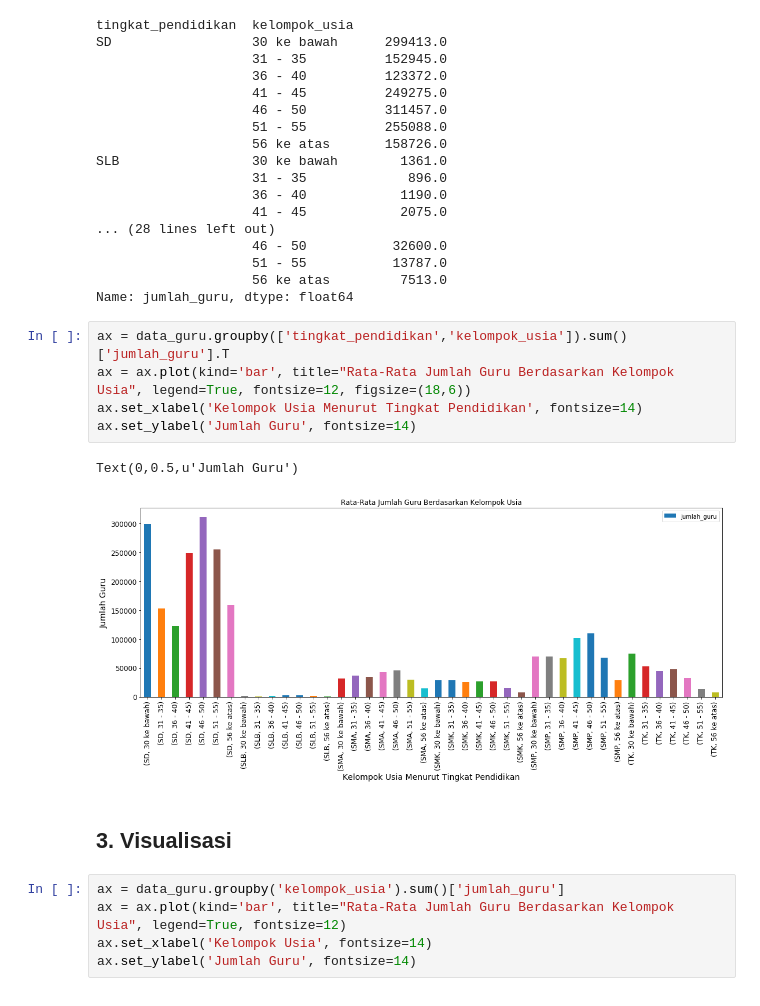
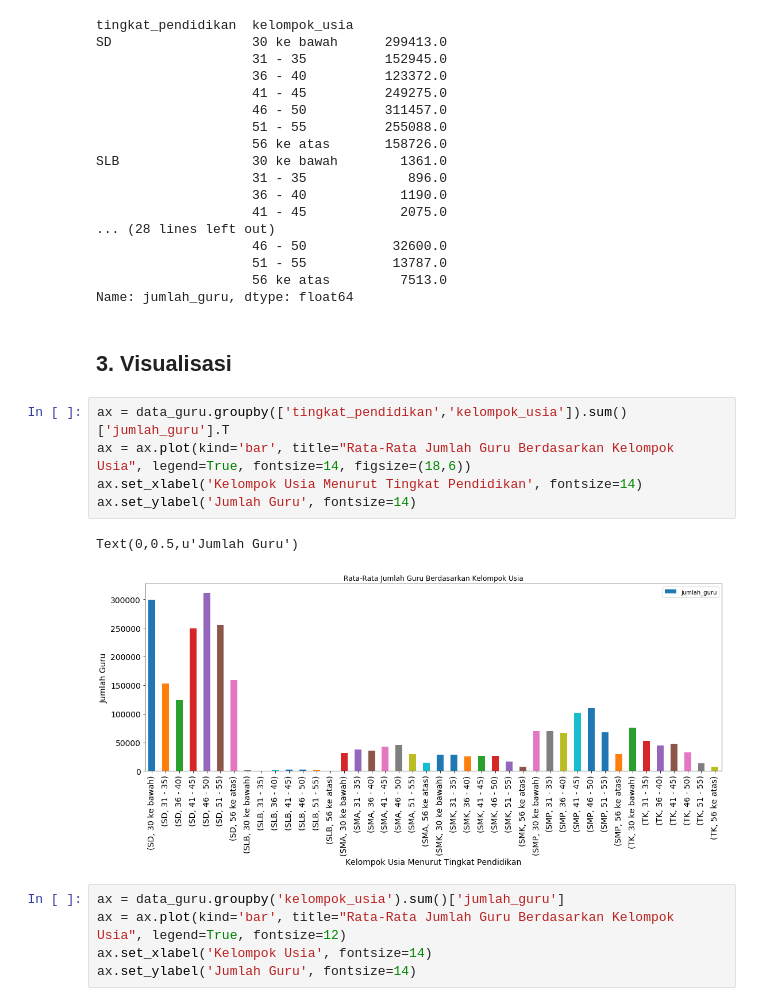
Before and after one commit to amnibrahim/digital-talent, a Jupyter notebook: analisis_data.ipynb, the cells around one changed output. Cells and saved outputs as stored; diff of their text form.

```diff
--- a/analisis_data.ipynb
+++ b/analisis_data.ipynb
@@ -118,16 +118,16 @@ SLB                 30 ke bawah        1361.0
                     51 - 55           13787.0
                     56 ke atas         7513.0
 Name: jumlah_guru, dtype: float64
-# %%
-ax = data_guru.groupby(['tingkat_pendidikan','kelompok_usia']).sum()['jumlah_guru'].T
-ax = ax.plot(kind='bar', title="Rata-Rata Jumlah Guru Berdasarkan Kelompok Usia", legend=True, fontsize=12, figsize=(18,6))
-ax.set_xlabel('Kelompok Usia Menurut Tingkat Pendidikan', fontsize=14)
-ax.set_ylabel('Jumlah Guru', fontsize=14)
-# %% [output]
-Text(0,0.5,u'Jumlah Guru')
-[figure, removed]
 # %% [markdown]
 ## 3. Visualisasi
+# %%
+ax = data_guru.groupby(['tingkat_pendidikan','kelompok_usia']).sum()['jumlah_guru'].T
+ax = ax.plot(kind='bar', title="Rata-Rata Jumlah Guru Berdasarkan Kelompok Usia", legend=True, fontsize=14, figsize=(18,6))
+ax.set_xlabel('Kelompok Usia Menurut Tingkat Pendidikan', fontsize=14)
+ax.set_ylabel('Jumlah Guru', fontsize=14)
+# %% [output]
+Text(0,0.5,u'Jumlah Guru')
+[figure, added]
 # %%
 ax = data_guru.groupby('kelompok_usia').sum()['jumlah_guru']
 ax = ax.plot(kind='bar', title="Rata-Rata Jumlah Guru Berdasarkan Kelompok Usia", legend=True, fontsize=12)
```
